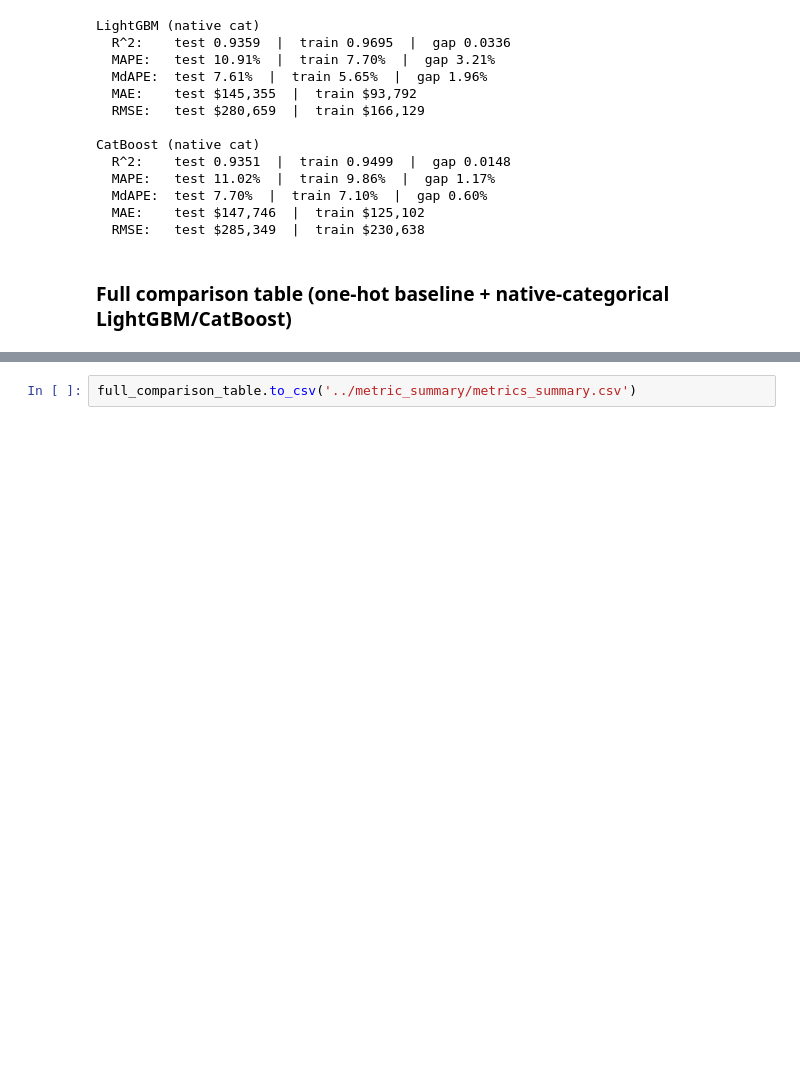
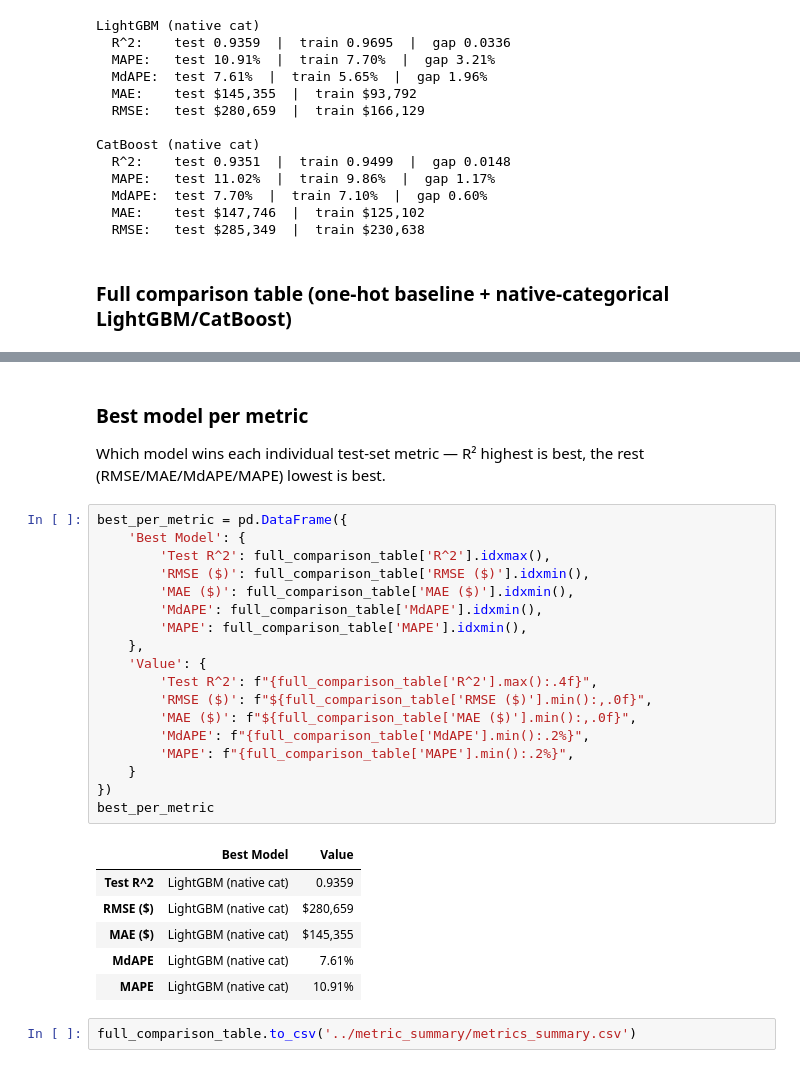
Before and after one commit to matthewviray/idx-exchange-project, a Jupyter notebook: notebooks/06_evaluation.ipynb, the cells around one changed output, grey strips where cells are left out. Cells and saved outputs as stored; diff of their text form; blank space fills up the shorter version.

Commit message:
added a best model per metric table in 06_eval

```diff
--- a/notebooks/06_evaluation.ipynb
+++ b/notebooks/06_evaluation.ipynb
@@ -350,6 +350,35 @@ display_table
 | RandomForest | 0.9112 | 0.9432 | 0.0320 | 12.69% | 10.10% | 2.58% | 8.63% | 6.91% | 1.72% | ... |
 | LinearRegression | 0.8528 | 0.8502 | -0.0026 | 17.04% | 17.23% | -0.19% | 12.76% | 12.69% | 0.07% | ... |
 | DecisionTree | 0.8432 | 0.8639 | 0.0207 | 17.18% | 16.01% | 1.17% | 11.54% | 10.97% | 0.58% | ... |
+# %% [markdown]
+### Best model per metric
+
+Which model wins each individual test-set metric — R² highest is best, the rest (RMSE/MAE/MdAPE/MAPE) lowest is best.
+# %%
+best_per_metric = pd.DataFrame({
+    'Best Model': {
+        'Test R^2': full_comparison_table['R^2'].idxmax(),
+        'RMSE ($)': full_comparison_table['RMSE ($)'].idxmin(),
+        'MAE ($)': full_comparison_table['MAE ($)'].idxmin(),
+        'MdAPE': full_comparison_table['MdAPE'].idxmin(),
+        'MAPE': full_comparison_table['MAPE'].idxmin(),
+    },
+    'Value': {
+        'Test R^2': f"{full_comparison_table['R^2'].max():.4f}",
+        'RMSE ($)': f"${full_comparison_table['RMSE ($)'].min():,.0f}",
+        'MAE ($)': f"${full_comparison_table['MAE ($)'].min():,.0f}",
+        'MdAPE': f"{full_comparison_table['MdAPE'].min():.2%}",
+        'MAPE': f"{full_comparison_table['MAPE'].min():.2%}",
+    }
+})
+best_per_metric
+# %% [output]
+|  | Best Model | Value |
+| Test R^2 | LightGBM (native cat) | 0.9359 |
+| RMSE ($) | LightGBM (native cat) | $280,659 |
+| MAE ($) | LightGBM (native cat) | $145,355 |
+| MdAPE | LightGBM (native cat) | 7.61% |
+| MAPE | LightGBM (native cat) | 10.91% |
 # %%
 full_comparison_table.to_csv('../metric_summary/metrics_summary.csv')
 # %% [markdown]
```
